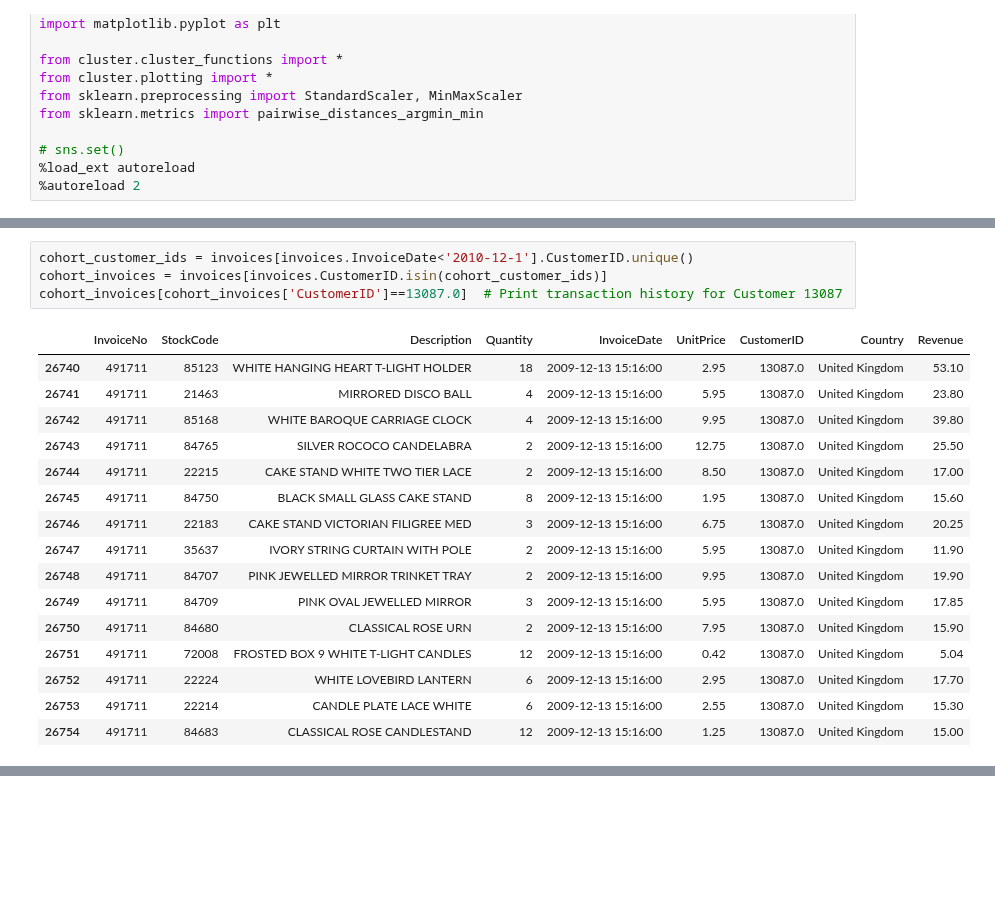
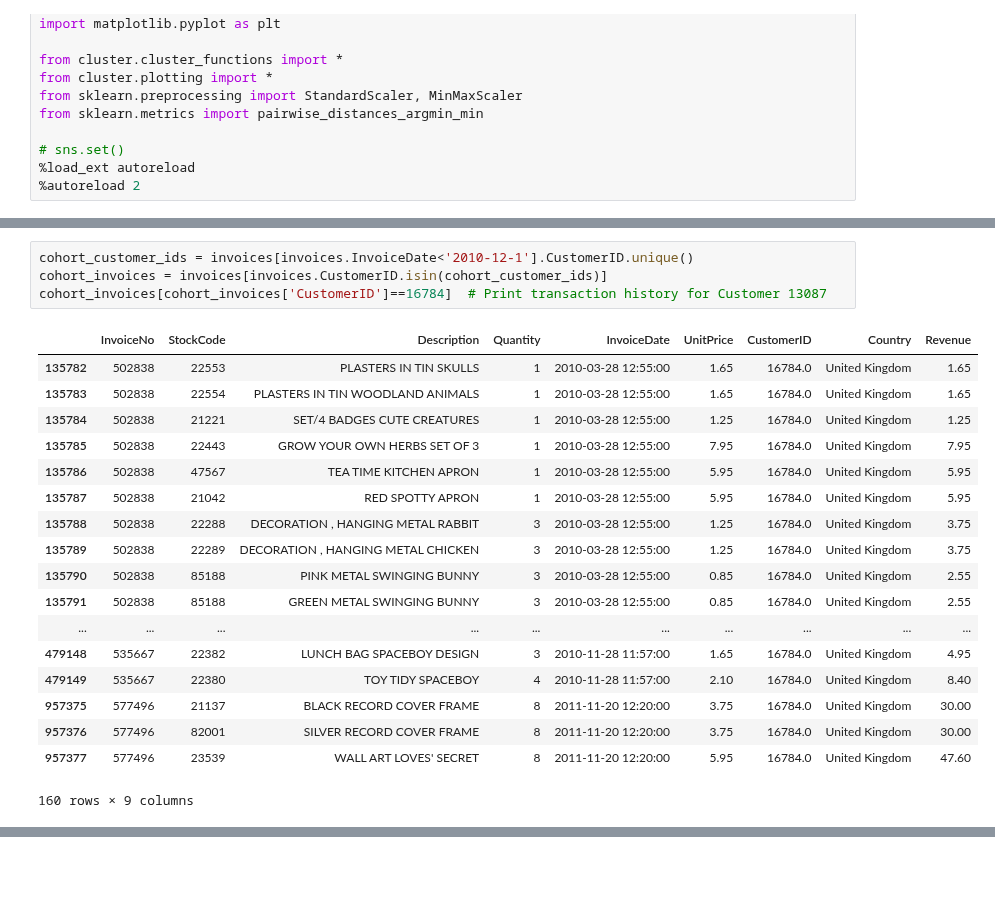
Before and after one commit to W-Tran/Online-Retail, a Jupyter notebook: clustering_daily.ipynb, the cells around one changed output, grey strips where cells are left out. Cells and saved outputs as stored; diff of their text form; blank space fills up the shorter version.

```diff
--- a/clustering_daily.ipynb
+++ b/clustering_daily.ipynb
@@ -23,21 +41,23 @@ Segmentation is performed on customers who had three or more purchase days in th
 # %%
 cohort_customer_ids = invoices[invoices.InvoiceDate<'2010-12-1'].CustomerID.unique()
 cohort_invoices = invoices[invoices.CustomerID.isin(cohort_customer_ids)]
-cohort_invoices[cohort_invoices['CustomerID']==13087.0]  # Print transaction history for Customer 13087
+cohort_invoices[cohort_invoices['CustomerID']==16784]  # Print transaction history for Customer 13087
 # %% [output]
 |  | InvoiceNo | StockCode | Description | Quantity | InvoiceDate | UnitPrice | CustomerID | Country | Revenue |
-| 26740 | 491711 | 85123 | WHITE HANGING HEART T-LIGHT HOLDER | 18 | 2009-12-13 15:16:00 | 2.95 | 13087.0 | United Kingdom | 53.10 |
-| 26741 | 491711 | 21463 | MIRRORED DISCO BALL | 4 | 2009-12-13 15:16:00 | 5.95 | 13087.0 | United Kingdom | 23.80 |
-| 26742 | 491711 | 85168 | WHITE BAROQUE CARRIAGE CLOCK | 4 | 2009-12-13 15:16:00 | 9.95 | 13087.0 | United Kingdom | 39.80 |
-| 26743 | 491711 | 84765 | SILVER ROCOCO CANDELABRA | 2 | 2009-12-13 15:16:00 | 12.75 | 13087.0 | United Kingdom | 25.50 |
-| 26744 | 491711 | 22215 | CAKE STAND WHITE TWO TIER LACE | 2 | 2009-12-13 15:16:00 | 8.50 | 13087.0 | United Kingdom | 17.00 |
-| 26745 | 491711 | 84750 | BLACK SMALL GLASS CAKE STAND | 8 | 2009-12-13 15:16:00 | 1.95 | 13087.0 | United Kingdom | 15.60 |
-| 26746 | 491711 | 22183 | CAKE STAND VICTORIAN FILIGREE MED | 3 | 2009-12-13 15:16:00 | 6.75 | 13087.0 | United Kingdom | 20.25 |
-| 26747 | 491711 | 35637 | IVORY STRING CURTAIN WITH POLE | 2 | 2009-12-13 15:16:00 | 5.95 | 13087.0 | United Kingdom | 11.90 |
-| 26748 | 491711 | 84707 | PINK JEWELLED MIRROR TRINKET TRAY | 2 | 2009-12-13 15:16:00 | 9.95 | 13087.0 | United Kingdom | 19.90 |
-| 26749 | 491711 | 84709 | PINK OVAL JEWELLED MIRROR | 3 | 2009-12-13 15:16:00 | 5.95 | 13087.0 | United Kingdom | 17.85 |
-| 26750 | 491711 | 84680 | CLASSICAL ROSE URN | 2 | 2009-12-13 15:16:00 | 7.95 | 13087.0 | United Kingdom | 15.90 |
-| 26751 | 491711 | 72008 | FROSTED BOX 9 WHITE T-LIGHT CANDLES | 12 | 2009-12-13 15:16:00 | 0.42 | 13087.0 | United Kingdom | 5.04 |
-| 26752 | 491711 | 22224 | WHITE LOVEBIRD LANTERN | 6 | 2009-12-13 15:16:00 | 2.95 | 13087.0 | United Kingdom | 17.70 |
-| 26753 | 491711 | 22214 | CANDLE PLATE LACE WHITE | 6 | 2009-12-13 15:16:00 | 2.55 | 13087.0 | United Kingdom | 15.30 |
-| 26754 | 491711 | 84683 | CLASSICAL ROSE CANDLESTAND | 12 | 2009-12-13 15:16:00 | 1.25 | 13087.0 | United Kingdom | 15.00 |
+| 135782 | 502838 | 22553 | PLASTERS IN TIN SKULLS | 1 | 2010-03-28 12:55:00 | 1.65 | 16784.0 | United Kingdom | 1.65 |
+| 135783 | 502838 | 22554 | PLASTERS IN TIN WOODLAND ANIMALS | 1 | 2010-03-28 12:55:00 | 1.65 | 16784.0 | United Kingdom | 1.65 |
+| 135784 | 502838 | 21221 | SET/4 BADGES CUTE CREATURES | 1 | 2010-03-28 12:55:00 | 1.25 | 16784.0 | United Kingdom | 1.25 |
+| 135785 | 502838 | 22443 | GROW YOUR OWN HERBS SET OF 3 | 1 | 2010-03-28 12:55:00 | 7.95 | 16784.0 | United Kingdom | 7.95 |
+| 135786 | 502838 | 47567 | TEA TIME KITCHEN APRON | 1 | 2010-03-28 12:55:00 | 5.95 | 16784.0 | United Kingdom | 5.95 |
+| 135787 | 502838 | 21042 | RED SPOTTY APRON | 1 | 2010-03-28 12:55:00 | 5.95 | 16784.0 | United Kingdom | 5.95 |
+| 135788 | 502838 | 22288 | DECORATION , HANGING METAL RABBIT | 3 | 2010-03-28 12:55:00 | 1.25 | 16784.0 | United Kingdom | 3.75 |
+| 135789 | 502838 | 22289 | DECORATION , HANGING METAL CHICKEN | 3 | 2010-03-28 12:55:00 | 1.25 | 16784.0 | United Kingdom | 3.75 |
+| 135790 | 502838 | 85188 | PINK METAL SWINGING BUNNY | 3 | 2010-03-28 12:55:00 | 0.85 | 16784.0 | United Kingdom | 2.55 |
+| 135791 | 502838 | 85188 | GREEN METAL SWINGING BUNNY | 3 | 2010-03-28 12:55:00 | 0.85 | 16784.0 | United Kingdom | 2.55 |
+| ... | ... | ... | ... | ... | ... | ... | ... | ... | ... |
+| 479148 | 535667 | 22382 | LUNCH BAG SPACEBOY DESIGN | 3 | 2010-11-28 11:57:00 | 1.65 | 16784.0 | United Kingdom | 4.95 |
+| 479149 | 535667 | 22380 | TOY TIDY SPACEBOY | 4 | 2010-11-28 11:57:00 | 2.10 | 16784.0 | United Kingdom | 8.40 |
+| 957375 | 577496 | 21137 | BLACK RECORD COVER FRAME | 8 | 2011-11-20 12:20:00 | 3.75 | 16784.0 | United Kingdom | 30.00 |
+| 957376 | 577496 | 82001 | SILVER RECORD COVER FRAME | 8 | 2011-11-20 12:20:00 | 3.75 | 16784.0 | United Kingdom | 30.00 |
+| 957377 | 577496 | 23539 | WALL ART LOVES' SECRET | 8 | 2011-11-20 12:20:00 | 5.95 | 16784.0 | United Kingdom | 47.60 |
+160 rows × 9 columns
```
Also changed, not shown: parts of 38 cells of this notebook.
